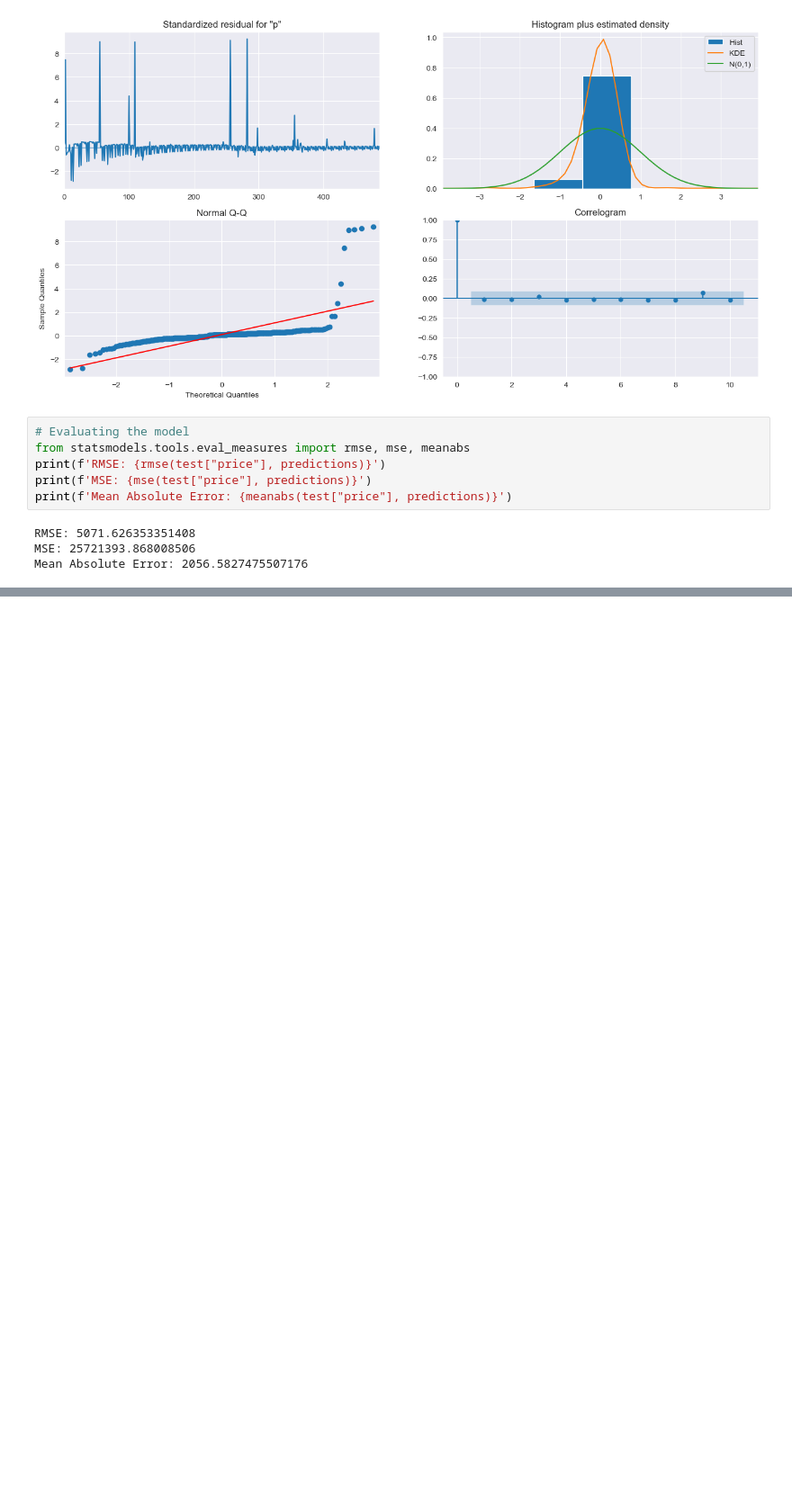
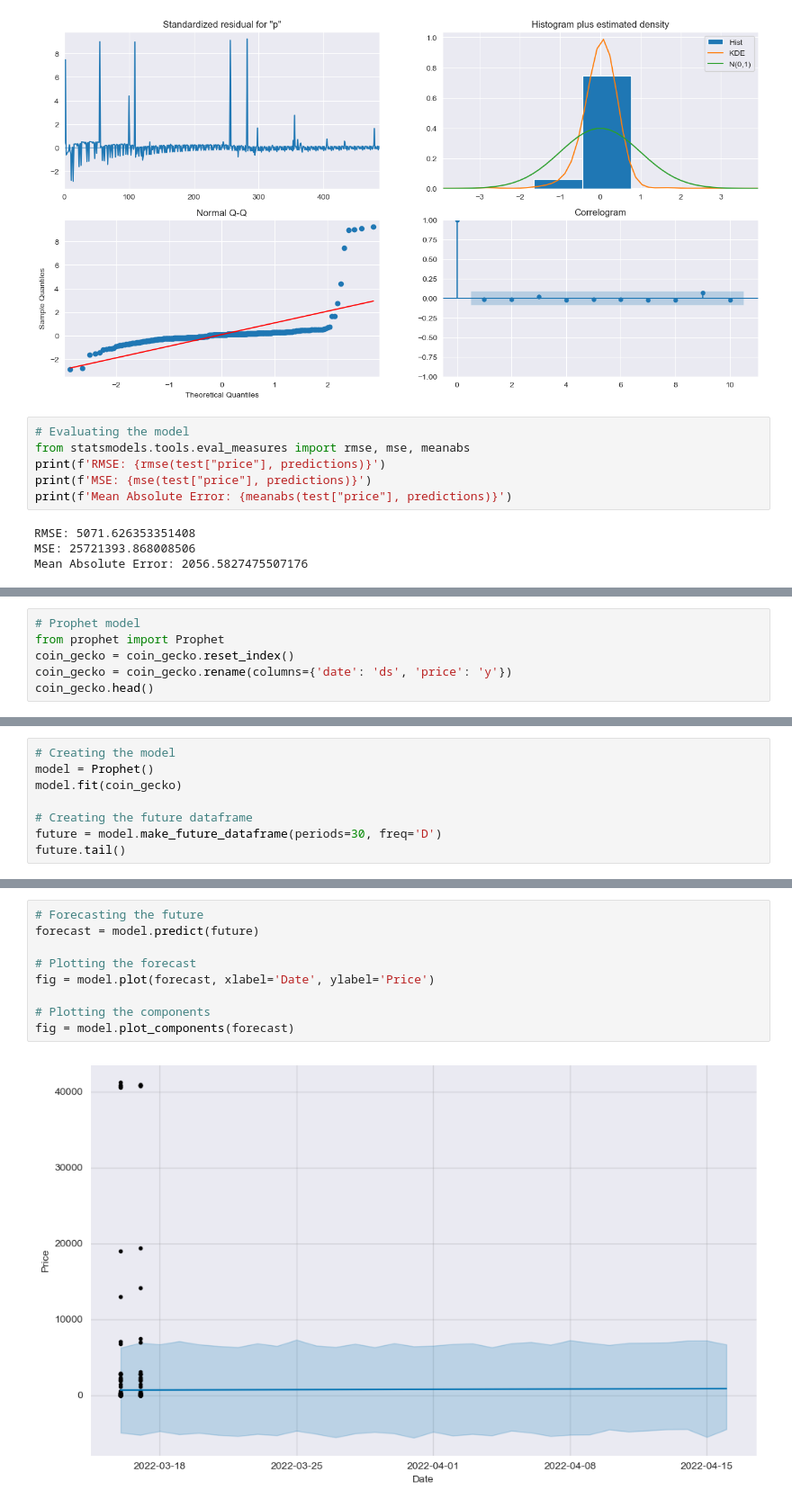
Before and after one commit to ashioyajotham/Quant, a Jupyter notebook: Cryptocurrency Price & Market Data/coin-gecko.ipynb, the cells around one changed output, grey strips where cells are left out. Shown at 90% size. Drawn from its saved outputs; the diff is of its cells as text; blank space fills up the shorter version.

```diff
--- a/Cryptocurrency Price & Market Data/coin-gecko.ipynb
+++ b/Cryptocurrency Price & Market Data/coin-gecko.ipynb
@@ -690,0 +776,6 @@ Mean Absolute Error: 2056.5827475507176
+# %%
+# Prophet model
+from prophet import Prophet
+coin_gecko = coin_gecko.reset_index()
+coin_gecko = coin_gecko.rename(columns={'date': 'ds', 'price': 'y'})
+coin_gecko.head()
@@ -690,0 +790,8 @@ Mean Absolute Error: 2056.5827475507176
+# %%
+# Creating the model
+model = Prophet()
+model.fit(coin_gecko)
+
+# Creating the future dataframe
+future = model.make_future_dataframe(periods=30, freq='D')
+future.tail()
@@ -690,0 +811,11 @@ Mean Absolute Error: 2056.5827475507176
+# %%
+# Forecasting the future
+forecast = model.predict(future)
+
+# Plotting the forecast
+fig = model.plot(forecast, xlabel='Date', ylabel='Price')
+
+# Plotting the components
+fig = model.plot_components(forecast)
+# %% [output]
+[figure, added]
```
Also changed, not shown: parts of 8 cells of this notebook.
